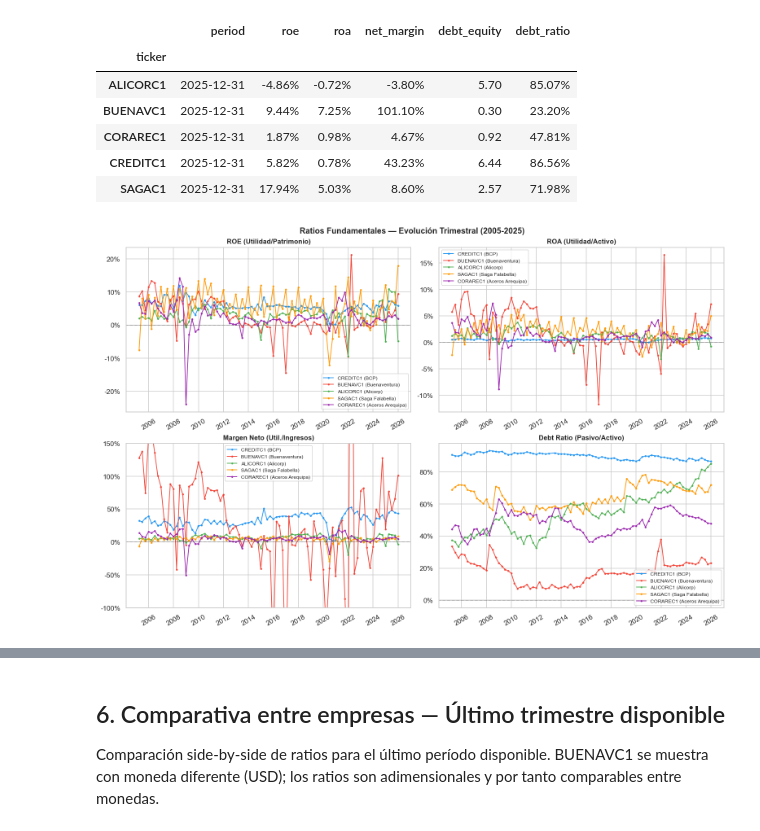
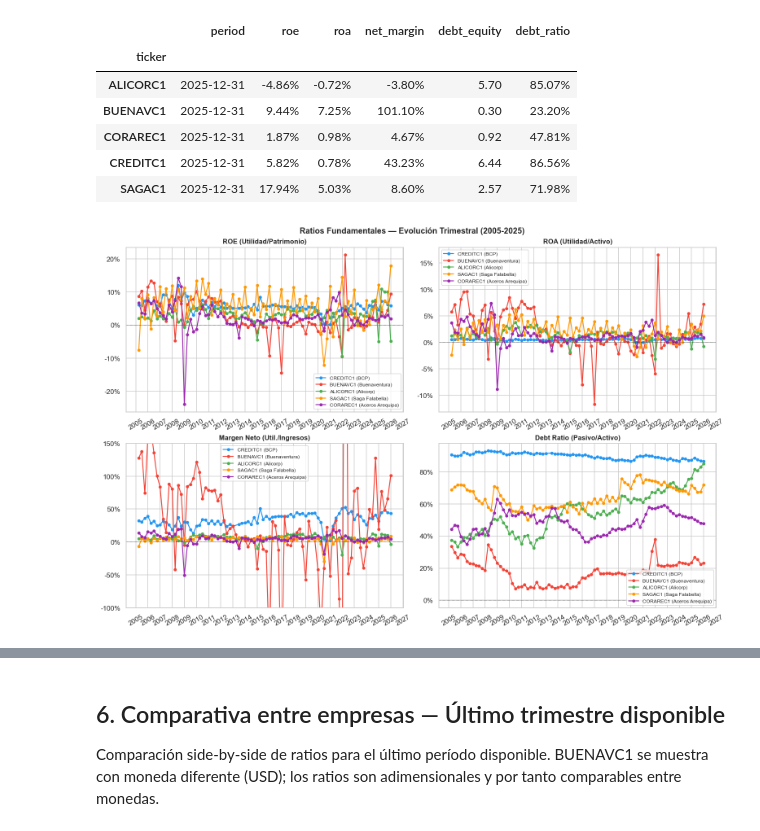
Before and after one commit to rodholguin/20221466_ProyectoFinCarrera, a Jupyter notebook: notebooks/exploracion_fundamentales_bvl.ipynb, the cells around one changed output, grey strips where cells are left out. Drawn from its saved outputs; the diff is of its cells as text; code cells hidden in the pictures.

```diff
--- a/notebooks/exploracion_fundamentales_bvl.ipynb
+++ b/notebooks/exploracion_fundamentales_bvl.ipynb
@@ -130,27 +135,17 @@ for i, ticker in enumerate(TICKERS):
     sub = df[df['account'].isin(
         ['INFO_ActivoTotal', 'INFO_PasivoTotal', 'INFO_PatrimonioTotal'])].copy()
     sub['period'] = pd.to_datetime(sub['period'])
-
-    moneda = sub.groupby('period')['currency'].first().mode().iloc[0]
-    outliers = sub.groupby('period')['currency'].first()
-    outliers = outliers[outliers != moneda]
-    if len(outliers):
-        etiquetas = [f"{d.year}Q{(d.month-1)//3+1}" for d in outliers.index]
-        print(f'{ticker}: excluido(s) del grafico de montos absolutos por reportar en '
-              f'otra moneda: {etiquetas} ({sorted(outliers.unique())} vs {moneda} habitual)')
-    sub = sub[sub['currency'] == moneda]
-
     pivot = sub.pivot_table(
         index='period', columns='account', values='value', aggfunc='first'
     ).sort_index()
     labels_x = [f"{p.year}Q{(p.month-1)//3+1}" for p in pivot.index]
     pivot_k = pivot / 1_000
+    moneda = df['currency'].iloc[0]
 
     col_pas = 'INFO_PasivoTotal'
     col_pat = 'INFO_PatrimonioTotal'
     col_act = 'INFO_ActivoTotal'
     x = np.arange(len(pivot_k))
-    step = max(1, len(pivot_k) // 12)
 
     if col_pas in pivot_k.columns:
         ax.bar(x, pivot_k[col_pas], label='Pasivo', color='#EF5350', alpha=0.85, width=0.7)
@@ -160,10 +155,10 @@ for i, ticker in enumerate(TICKERS):
                color='#42A5F5', alpha=0.85, width=0.7)
     if col_act in pivot_k.columns:
         ax.plot(x, pivot_k[col_act], 'k--o', linewidth=1.5,
-                markersize=3, label='Activo Total', zorder=5)
+                markersize=4, label='Activo Total', zorder=5)
 
-    ax.set_xticks(x[::step])
-    ax.set_xticklabels([labels_x[j] for j in x[::step]], rotation=40, fontsize=8)
+    ax.set_xticks(x[::2])
+    ax.set_xticklabels(labels_x[::2], rotation=40, fontsize=8)
     ax.set_title(f'{ticker} — {NOMBRES[ticker]} ({moneda})',
                  fontweight='bold', color=COLOR_MAP[ticker])
     ax.set_ylabel(f'Miles {moneda}')
@@ -198,22 +191,12 @@ for i, ticker in enumerate(TICKERS):
     sub = df[df['account'].isin(
         ['INFO_TotalIngreso', 'INFO_UtilidadNeta'])].copy()
     sub['period'] = pd.to_datetime(sub['period'])
-
-    moneda = sub.groupby('period')['currency'].first().mode().iloc[0]
-    outliers = sub.groupby('period')['currency'].first()
-    outliers = outliers[outliers != moneda]
-    if len(outliers):
-        etiquetas = [f"{d.year}Q{(d.month-1)//3+1}" for d in outliers.index]
-        print(f'{ticker}: excluido(s) del grafico de montos absolutos por reportar en '
-              f'otra moneda: {etiquetas} ({sorted(outliers.unique())} vs {moneda} habitual)')
-    sub = sub[sub['currency'] == moneda]
-
     pivot = sub.pivot_table(
         index='period', columns='account', values='value', aggfunc='first'
     ).sort_index() / 1_000
     labels_x = [f"{p.year}Q{(p.month-1)//3+1}" for p in pivot.index]
+    moneda = df['currency'].iloc[0]
     x = np.arange(len(pivot))
-    step = max(1, len(pivot) // 12)
 
     ax2 = ax.twinx()
     if 'INFO_TotalIngreso' in pivot.columns:
@@ -226,8 +209,8 @@ for i, ticker in enumerate(TICKERS):
                 alpha=0.85, width=0.35, label='Utilidad Neta')
         ax2.axhline(0, color='black', linewidth=0.5, linestyle=':')
 
-    ax.set_xticks(x[::step])
-    ax.set_xticklabels([labels_x[j] for j in x[::step]], rotation=40, fontsize=8)
+    ax.set_xticks(x[::2])
+    ax.set_xticklabels(labels_x[::2], rotation=40, fontsize=8)
     ax.set_title(f'{ticker} — {NOMBRES[ticker]} ({moneda})',
                  fontweight='bold', color=COLOR_MAP[ticker])
     ax.set_ylabel(f'Ingresos (miles {moneda})', color='#546E7A')
@@ -291,33 +272,33 @@ RATIO_META = [
     ('roe',         'ROE (Utilidad/Patrimonio)',    '{:.1%}',  None),
     ('roa',         'ROA (Utilidad/Activo)',        '{:.1%}',  None),
     ('net_margin',  'Margen Neto (Util./Ingresos)', '{:.1%}',  (-1.0, 1.5)),
     ('debt_ratio',  'Debt Ratio (Pasivo/Activo)',   '{:.0%}',  None),
 ]
 
 fig, axes = plt.subplots(2, 2, figsize=(14, 9), constrained_layout=True)
 axes_flat = axes.flatten()
 fig.suptitle('Ratios Fundamentales — Evolución Trimestral (2005-2025)',
              fontsize=13, fontweight='bold')
 
 for ax, (col, title, fmt_str, ylim) in zip(axes_flat, RATIO_META):
     for ticker, color in zip(TICKERS, COLORES):
         sub = ratios[ratios['ticker'] == ticker].sort_values('period')
         if sub.empty or col not in sub.columns:
             continue
         ax.plot(sub['period'], sub[col],
                 label=f'{ticker} ({NOMBRES[ticker]})',
-                color=color, linewidth=1.2, marker='o', markersize=2)
+                color=color, linewidth=1.5, marker='o', markersize=4)
     ax.axhline(0, color='black', linewidth=0.6, linestyle=':')
     ax.set_title(title, fontweight='bold')
     ax.xaxis.set_major_formatter(mdates.DateFormatter('%Y'))
-    ax.xaxis.set_major_locator(mdates.YearLocator(2))
+    ax.xaxis.set_major_locator(mdates.YearLocator())
     ax.yaxis.set_major_formatter(plt.FuncFormatter(
         lambda v, _: fmt_str.format(v)))
     if ylim:
         ax.set_ylim(*ylim)
     ax.legend(fontsize=8, loc='best')
     plt.setp(ax.xaxis.get_majorticklabels(), rotation=30)
 
 plt.show()
 # %% [output]
-[figure, old version]
+[figure, new version]
```
Also changed, not shown: parts of 9 cells of this notebook, 33 other files.
